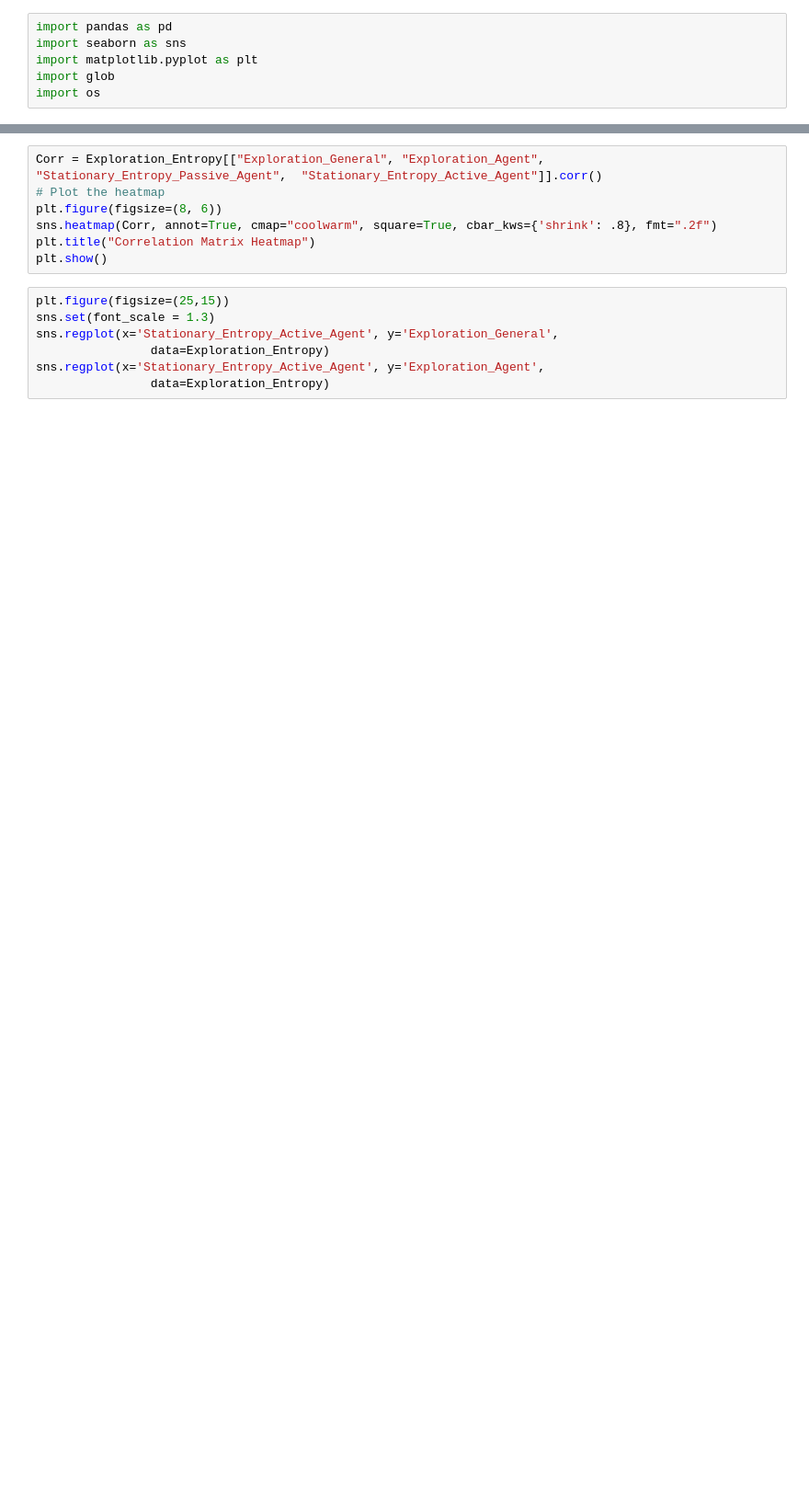
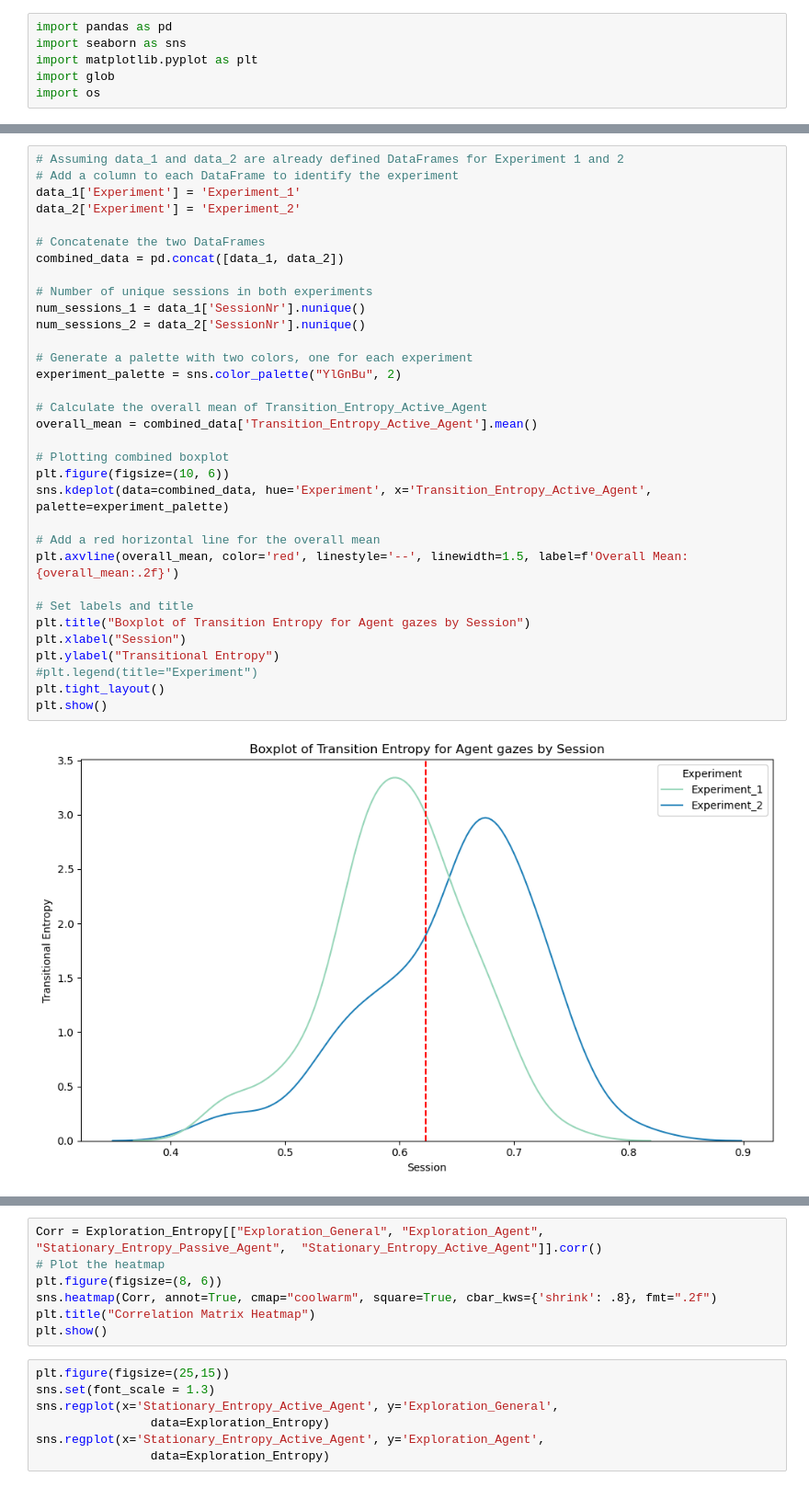
Before and after one commit to tracysanchez/Human_Agents_Impact_Nav, a Jupyter notebook: Exp2/Entropy/05_Entropy_Visualization_Window.ipynb, the cells around one changed output, grey strips where cells are left out. Shown at 92% size. Drawn from its saved outputs; the diff is of its cells as text; blank space fills up the shorter version.

```diff
--- a/Exp2/Entropy/05_Entropy_Visualization_Window.ipynb
+++ b/Exp2/Entropy/05_Entropy_Visualization_Window.ipynb
@@ -230,0 +152,35 @@ KeyError: 'SessionNr'
+# %%
+# Assuming data_1 and data_2 are already defined DataFrames for Experiment 1 and 2
+# Add a column to each DataFrame to identify the experiment
+data_1['Experiment'] = 'Experiment_1'
+data_2['Experiment'] = 'Experiment_2'
+
+# Concatenate the two DataFrames
+combined_data = pd.concat([data_1, data_2])
+
+# Number of unique sessions in both experiments
+num_sessions_1 = data_1['SessionNr'].nunique()
+num_sessions_2 = data_2['SessionNr'].nunique()
+
+# Generate a palette with two colors, one for each experiment
+experiment_palette = sns.color_palette("YlGnBu", 2)
+
+# Calculate the overall mean of Transition_Entropy_Active_Agent
+overall_mean = combined_data['Transition_Entropy_Active_Agent'].mean()
+
+# Plotting combined boxplot
+plt.figure(figsize=(10, 6))
+sns.kdeplot(data=combined_data, hue='Experiment', x='Transition_Entropy_Active_Agent',  palette=experiment_palette)
+
+# Add a red horizontal line for the overall mean
+plt.axvline(overall_mean, color='red', linestyle='--', linewidth=1.5, label=f'Overall Mean: {overall_mean:.2f}')
+
+# Set labels and title
+plt.title("Boxplot of Transition Entropy for Agent gazes by Session")
+plt.xlabel("Session")
+plt.ylabel("Transitional Entropy")
+#plt.legend(title="Experiment")
+plt.tight_layout()
+plt.show()
+# %% [output]
+[figure, added]
```
Also changed, not shown: parts of 23 cells of this notebook, 8 other files.
